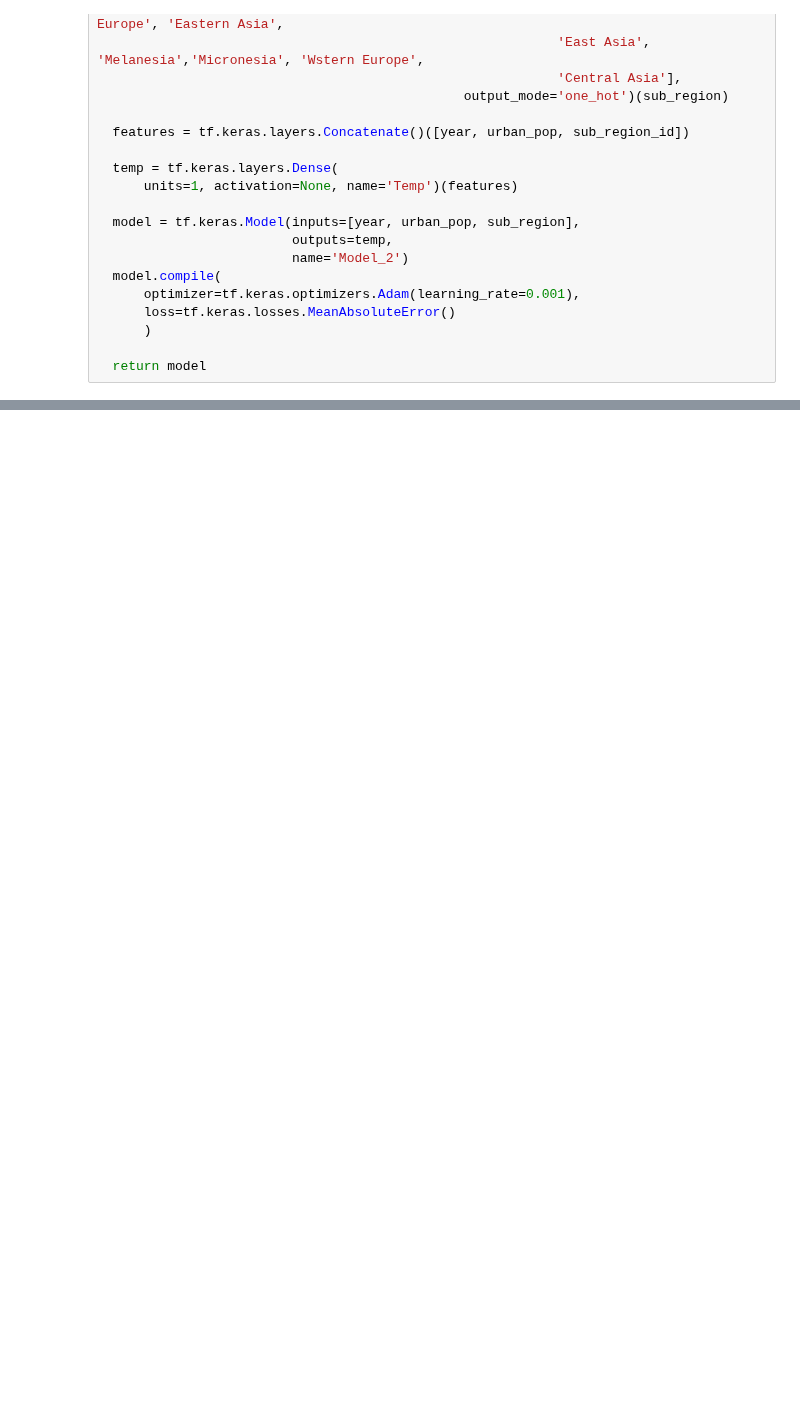
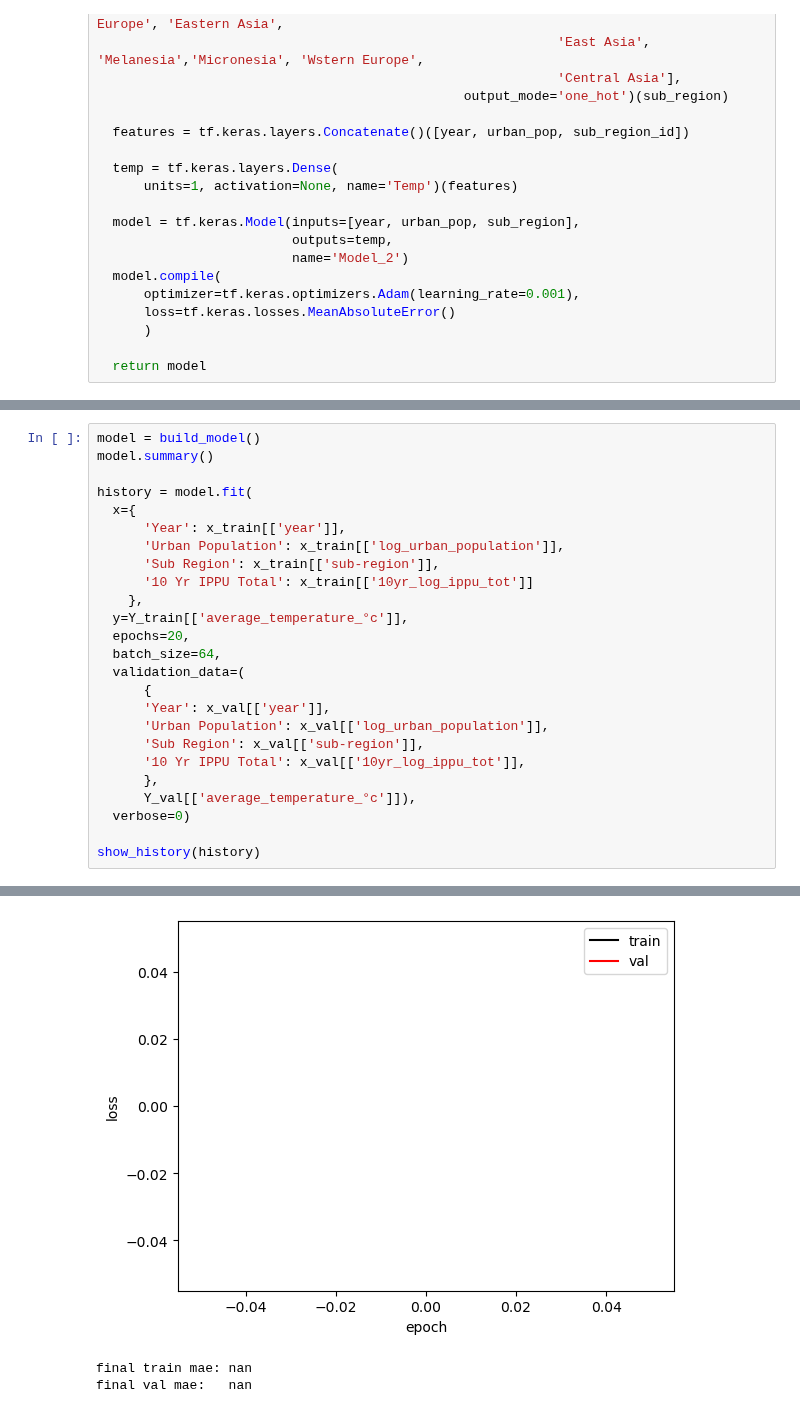
Before and after one commit to fayesimone/agriculture_emissions_prediction, a Jupyter notebook: Model_Building.ipynb, the cells around one changed output, grey strips where cells are left out. Cells and saved outputs as stored; diff of their text form; blank space fills up the shorter version.

Commit message:
Continue to update linear regression models

```diff
--- a/Model_Building.ipynb
+++ b/Model_Building.ipynb
@@ -216,0 +260,26 @@ final val mae:   0.741
+# %%
+model = build_model()
+model.summary()
+
+history = model.fit(
+  x={
+      'Year': x_train[['year']],
+      'Urban Population': x_train[['log_urban_population']],
+      'Sub Region': x_train[['sub-region']],
+      '10 Yr IPPU Total': x_train[['10yr_log_ippu_tot']]
+    },
+  y=Y_train[['average_temperature_°c']],
+  epochs=20,
+  batch_size=64,
+  validation_data=(
+      {
+      'Year': x_val[['year']],
+      'Urban Population': x_val[['log_urban_population']],
+      'Sub Region': x_val[['sub-region']],
+      '10 Yr IPPU Total': x_val[['10yr_log_ippu_tot']],
+      },
+      Y_val[['average_temperature_°c']]),
+  verbose=0)
+
+show_history(history)
+# %% [output]
@@ -216,0 +303,3 @@ final val mae:   0.741
+[figure, added]
+final train mae: nan
+final val mae:   nan
```
Also changed, not shown: parts of 6 cells of this notebook, 1 other file.
